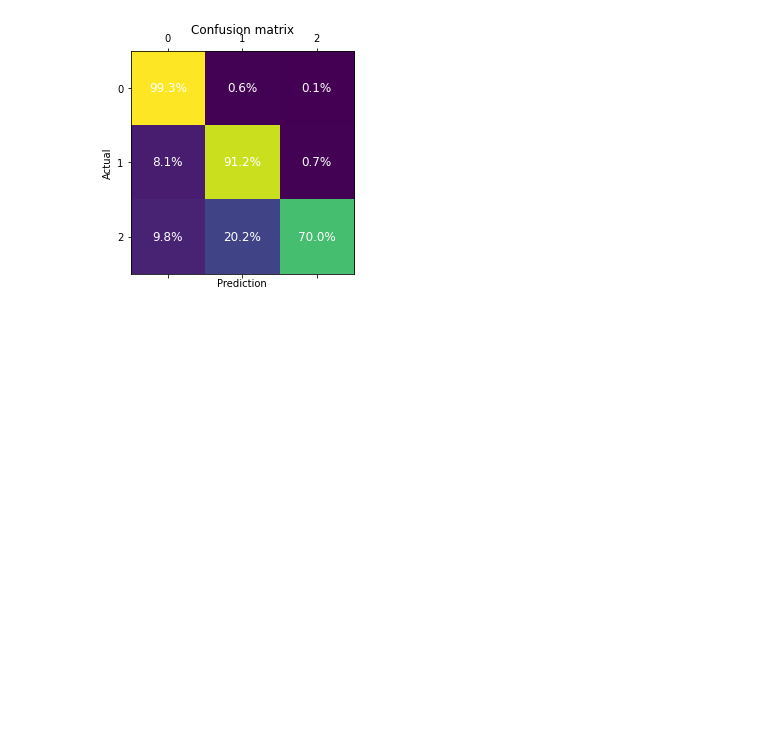
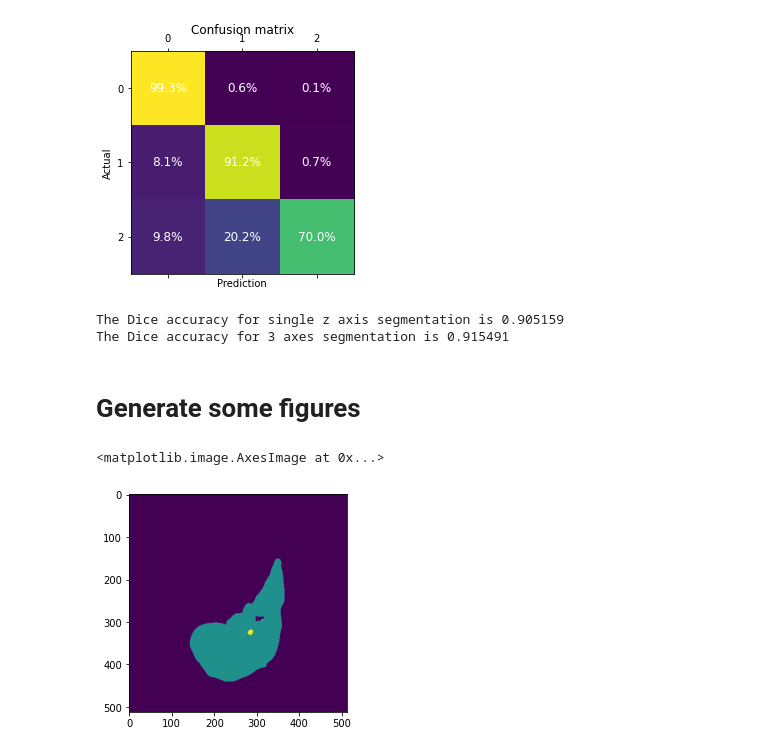
Before and after one commit to qzlinqian/6_869_project_med_seg, a Jupyter notebook: segmentation.ipynb, the cells around one changed output. Cells and saved outputs as stored; diff of their text form; code cells hidden in the pictures; blank space fills up the shorter version.

Commit message:
add dice

```diff
--- a/segmentation.ipynb
+++ b/segmentation.ipynb
@@ -671,3 +666,23 @@ print(conf_mat)
 plot_confusion_matrix(conf_mat)
 # %% [output]
 [figure]
+# %%
+def my_new_dice(preds, labels):
+  smooth = 1
+  dice = 2 * (preds * labels).sum() / ((preds ** 2 + labels ** 2).sum() + smooth)
+  return dice
+
+dice_acc = my_new_dice(vis_pred[:,:,46:-3], vis_labels[:,:,46:-3])
+print('The Dice accuracy for single z axis segmentation is %f' % dice_acc)
+dice_acc = my_new_dice(vis_final[:,:,46:-3], vis_labels[:,:,46:-3])
+print('The Dice accuracy for 3 axes segmentation is %f' % dice_acc)
+# %% [output]
+The Dice accuracy for single z axis segmentation is 0.905159
+The Dice accuracy for 3 axes segmentation is 0.915491
+# %% [markdown]
+# Generate some figures
+# %%
+plt.imshow(vis_final[:,:,60])
+# %% [output]
+<matplotlib.image.AxesImage at 0x...>
+[figure, added]
```
Also changed, not shown: parts of 1 cell of this notebook.
